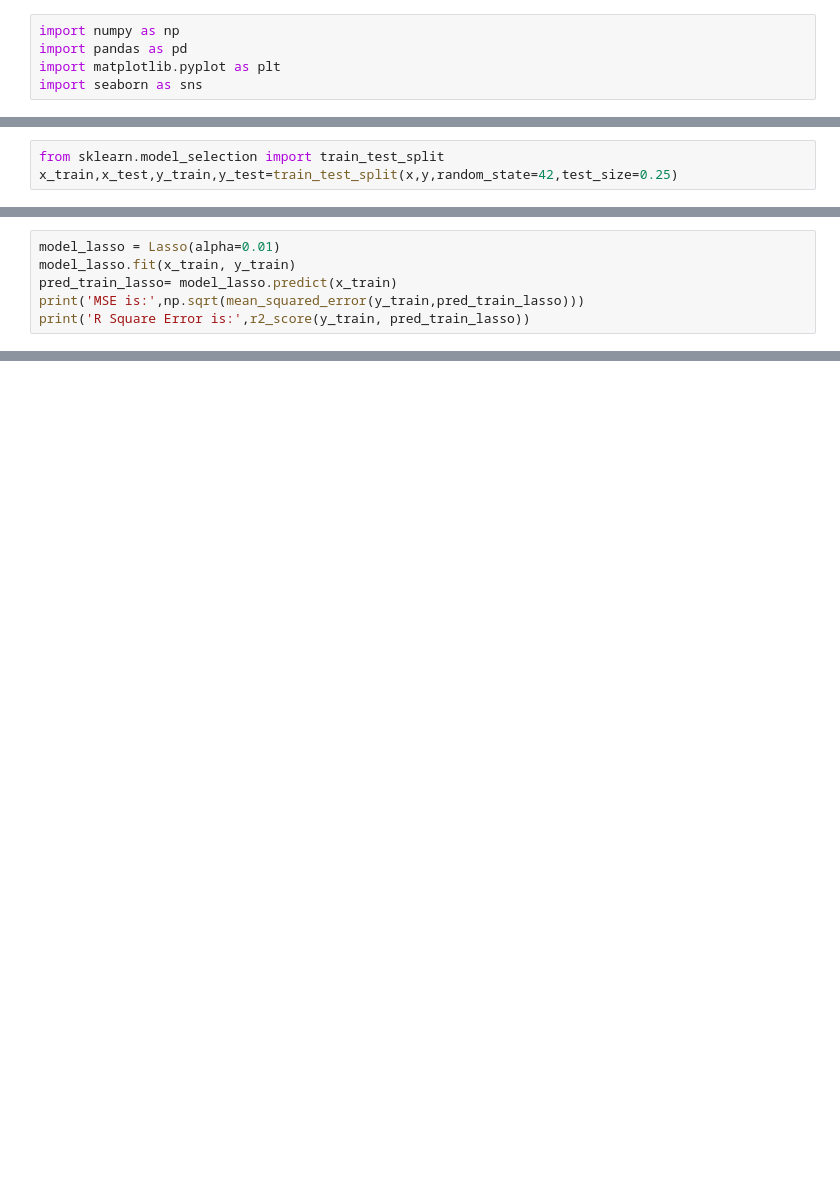
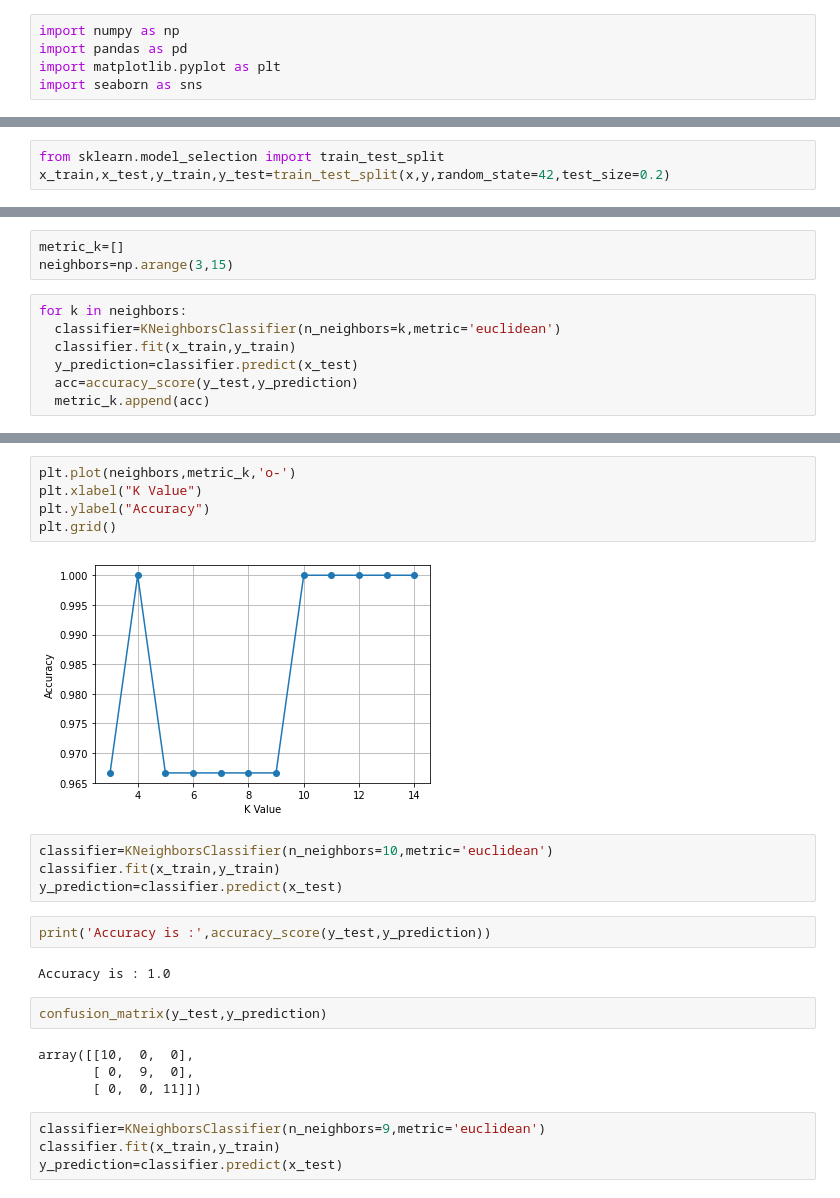
Before and after one commit to priyanka4678/Assignment_on_python_for_DSA, a Jupyter notebook: Priyanka_Kumari.ipynb, the cells around one changed output, grey strips where cells are left out. Saved outputs shown, nothing was run; the diff lists cells and outputs as text; blank space fills up the shorter version.

```diff
--- a/Priyanka_Kumari.ipynb
+++ b/Priyanka_Kumari.ipynb
@@ -74,3 +131,3 @@ x=data.drop(['Year'],axis=1)
 # %%
 from sklearn.model_selection import train_test_split
-x_train,x_test,y_train,y_test=train_test_split(x,y,random_state=42,test_size=0.25)
+x_train,x_test,y_train,y_test=train_test_split(x,y,random_state=42,test_size=0.2)
@@ -170,6 +168,0 @@ from sklearn.linear_model import Lasso
-# %%
-model_lasso = Lasso(alpha=0.01)
-model_lasso.fit(x_train, y_train)
-pred_train_lasso= model_lasso.predict(x_train)
-print('MSE is:',np.sqrt(mean_squared_error(y_train,pred_train_lasso)))
-print('R Square Error is:',r2_score(y_train, pred_train_lasso))
@@ -185,0 +205,10 @@ R squared error is: 1.0
+# %%
+metric_k=[]
+neighbors=np.arange(3,15)
+# %%
+for k in neighbors:
+  classifier=KNeighborsClassifier(n_neighbors=k,metric='euclidean')
+  classifier.fit(x_train,y_train)
+  y_prediction=classifier.predict(x_test)
+  acc=accuracy_score(y_test,y_prediction)
+  metric_k.append(acc)
@@ -185,0 +230,25 @@ R squared error is: 1.0
+# %%
+plt.plot(neighbors,metric_k,'o-')
+plt.xlabel("K Value")
+plt.ylabel("Accuracy")
+plt.grid()
+# %% [output]
+[figure, added]
+# %%
+classifier=KNeighborsClassifier(n_neighbors=10,metric='euclidean')
+classifier.fit(x_train,y_train)
+y_prediction=classifier.predict(x_test)
+# %%
+print('Accuracy is :',accuracy_score(y_test,y_prediction))
+# %% [output]
+Accuracy is : 1.0
+# %%
+confusion_matrix(y_test,y_prediction)
+# %% [output]
+array([[10,  0,  0],
+       [ 0,  9,  0],
+       [ 0,  0, 11]])
+# %%
+classifier=KNeighborsClassifier(n_neighbors=9,metric='euclidean')
+classifier.fit(x_train,y_train)
+y_prediction=classifier.predict(x_test)
```
Also changed, not shown: parts of 69 cells of this notebook.
